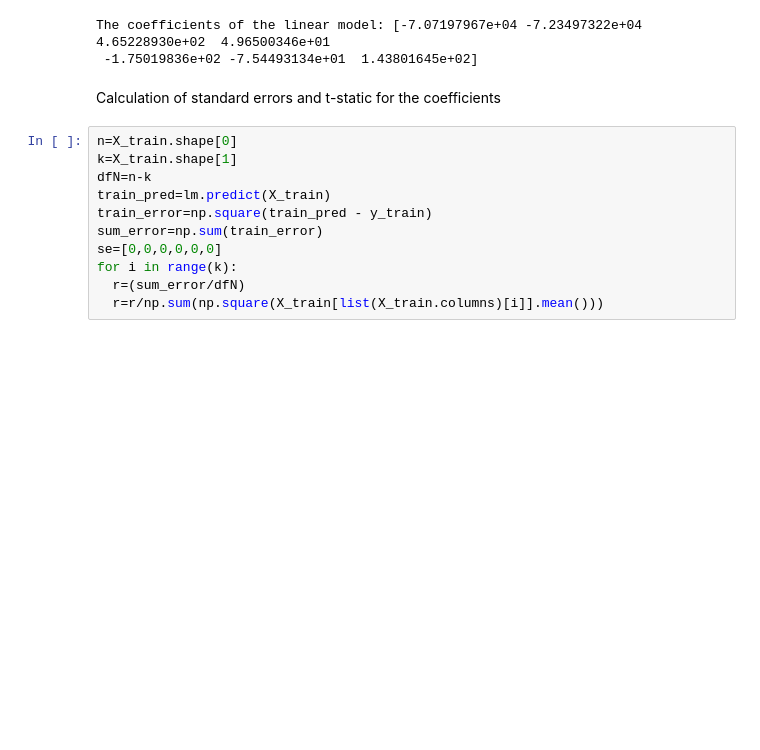
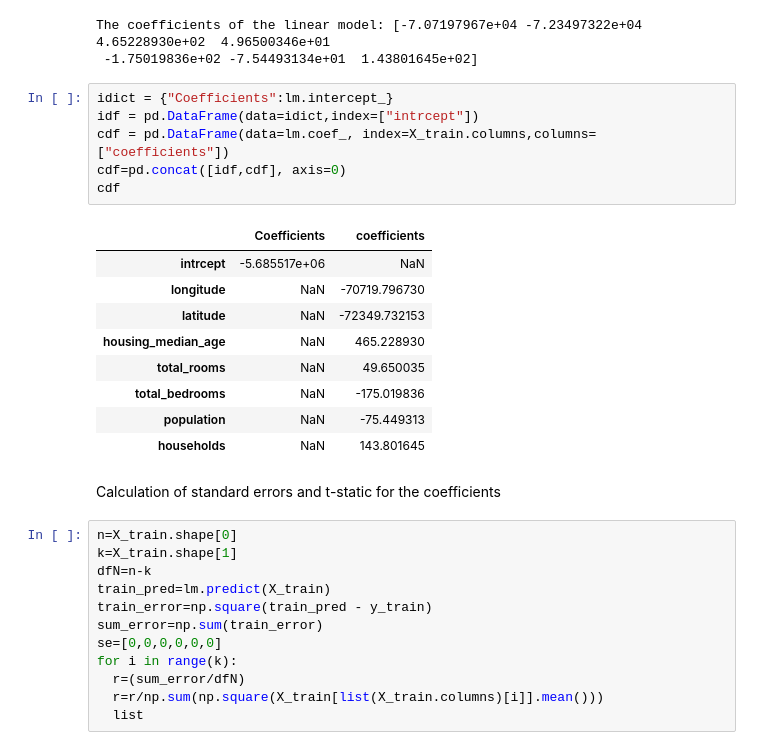
Before and after one commit to 2303A51197/AIML-2025, a Jupyter notebook: Lab04.ipynb, the cells around one changed output. Cells and saved outputs as stored; diff of their text form; blank space fills up the shorter version.

```diff
--- a/Lab04.ipynb
+++ b/Lab04.ipynb
@@ -180,6 +180,22 @@ print("The coefficients of the linear model:",lm.coef_)
 # %% [output]
 The coefficients of the linear model: [-7.07197967e+04 -7.23497322e+04  4.65228930e+02  4.96500346e+01
  -1.75019836e+02 -7.54493134e+01  1.43801645e+02]
+# %%
+idict = {"Coefficients":lm.intercept_}
+idf = pd.DataFrame(data=idict,index=["intrcept"])
+cdf = pd.DataFrame(data=lm.coef_, index=X_train.columns,columns=["coefficients"])
+cdf=pd.concat([idf,cdf], axis=0)
+cdf
+# %% [output]
+|  | Coefficients | coefficients |
+| intrcept | -5.685517e+06 | NaN |
+| longitude | NaN | -70719.796730 |
+| latitude | NaN | -72349.732153 |
+| housing_median_age | NaN | 465.228930 |
+| total_rooms | NaN | 49.650035 |
+| total_bedrooms | NaN | -175.019836 |
+| population | NaN | -75.449313 |
+| households | NaN | 143.801645 |
 # %% [markdown]
 Calculation of standard errors and t-static for the coefficients
 # %%
@@ -193,3 +209,4 @@ se=[0,0,0,0,0,0]
 for i in range(k):
   r=(sum_error/dfN)
   r=r/np.sum(np.square(X_train[list(X_train.columns)[i]].mean()))
+  list
```
